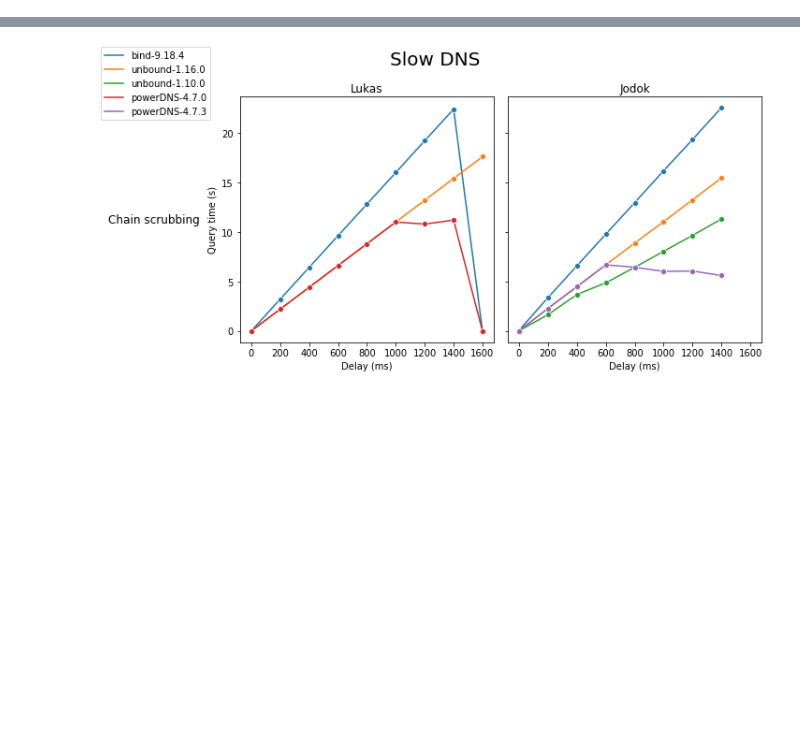
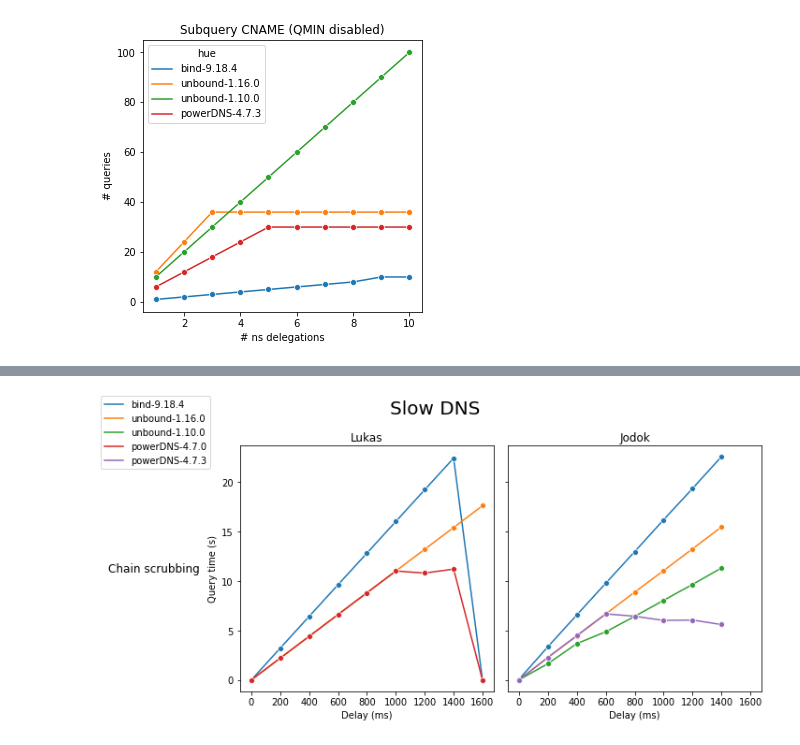
Before and after one commit to jaymoneyjay/dns-testbed, a Jupyter notebook: results/plotter.ipynb, the cells around one changed output, grey strips where cells are left out. Saved outputs shown, nothing was run; the diff lists cells and outputs as text; code cells hidden in the pictures; blank space fills up the shorter version.

```diff
--- a/results/plotter.ipynb
+++ b/results/plotter.ipynb
@@ -4,6 +4,7 @@ import pandas as pd
 import seaborn as sns
 # %%
 HUE_ORDER = ["bind-9.18.4", "unbound-1.16.0", "unbound-1.10.0", "powerDNS-4.7.0", "powerDNS-4.7.3"]
+HUE_ORDER = ["bind-9.18.4", "unbound-1.16.0", "unbound-1.10.0", "powerDNS-4.7.3"]
 # %%
 def generate_subplots(dfs, title, x_label, y_label, row_annots, col_annots, hue_order=HUE_ORDER):
     """ Generates a plot for each dataframe specified
@@ -44,3 +45,15 @@ def generate_subplots(dfs, title, x_label, y_label, row_annots, col_annots, hue_
     for i in range(n_plots):
         axis[i].get_legend().remove()
     figure.tight_layout()
+# %%
+def generate_plot(df, title, xlabel, ylabel, hue_order=HUE_ORDER):
+    figure, axis = plt.subplots(ncols=1, nrows=1, figsize=(5*1,5*1))
+    sns.lineplot(x="x", y="y", hue="hue", hue_order=hue_order, data=df, marker="o", ax=axis)
+    axis.set_title(title)
+    axis.set_xlabel(xlabel)
+    axis.set_ylabel(ylabel)
+# %%
+df = pd.read_csv("subquery+CNAME_QMIN=disabled/data.csv")
+generate_plot(df, "Subquery CNAME (QMIN disabled)", "# ns delegations", "# queries")
+# %% [output]
+[figure, added]
```
Also changed, not shown: parts of 6 cells of this notebook, 7 other files.
